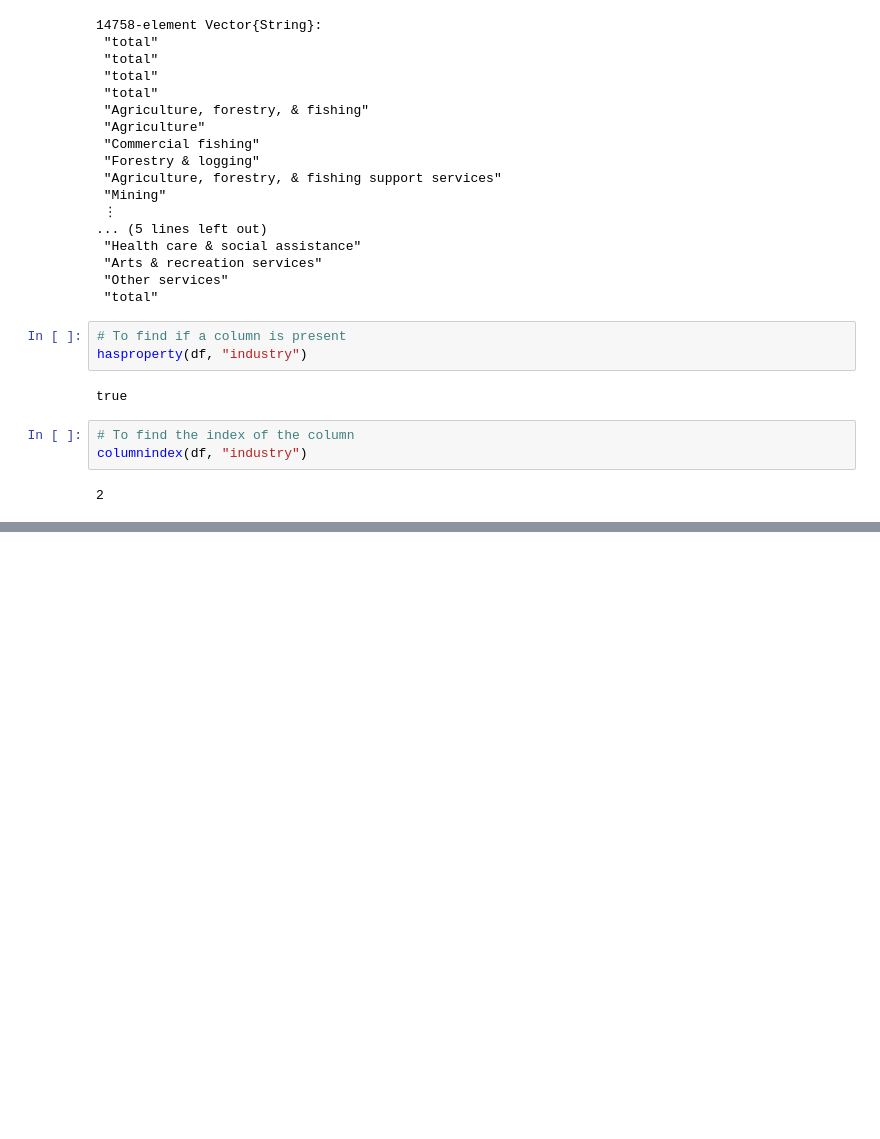
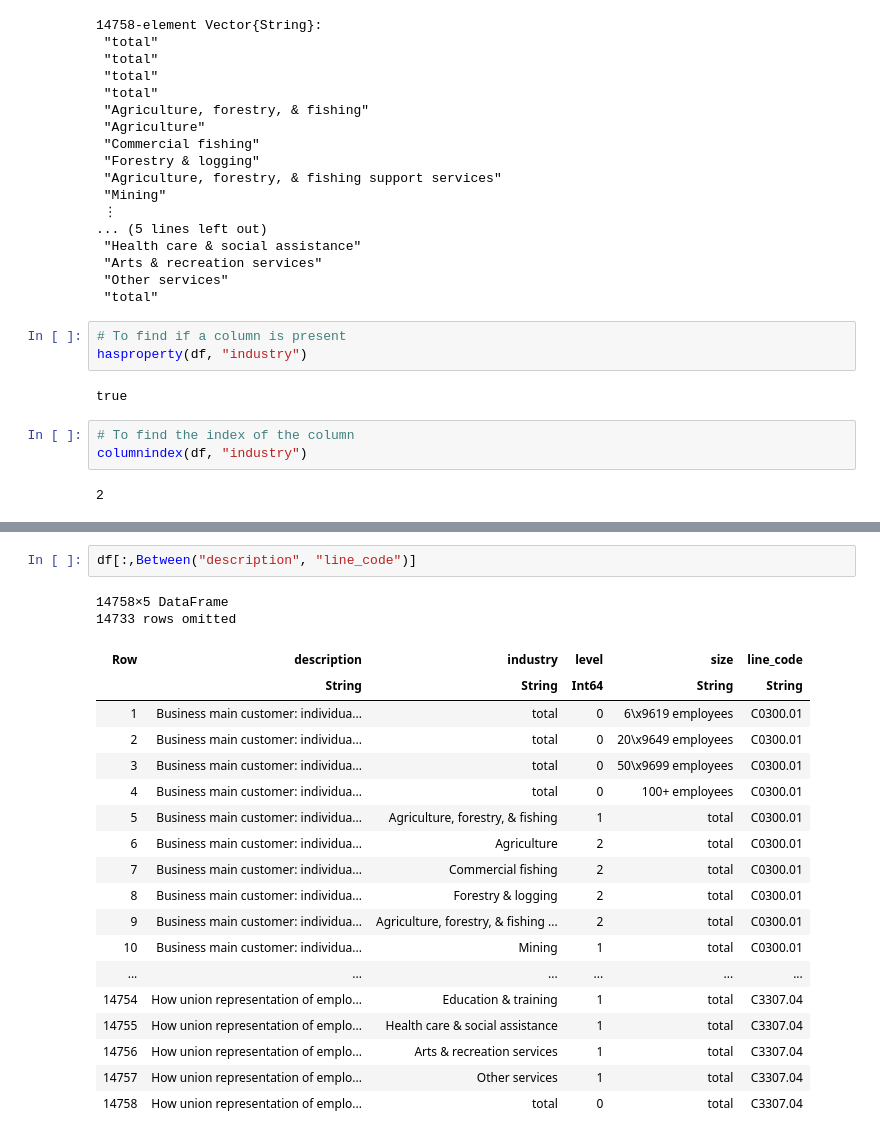
Before and after one commit to chlazaris/Julia_for_DS, a Jupyter notebook: Julia_for_DS.ipynb, the cells around one changed output, grey strips where cells are left out. Drawn from its saved outputs; the diff is of its cells as text; blank space fills up the shorter version.

```diff
--- a/Julia_for_DS.ipynb
+++ b/Julia_for_DS.ipynb
@@ -769,0 +890,23 @@ columnindex(df, "industry")
+# %%
+df[:,Between("description", "line_code")]
+# %% [output]
+14758×5 DataFrame
+14733 rows omitted
+| Row | description | industry | level | size | line_code |
+|  | String | String | Int64 | String | String |
+| 1 | Business main customer: individua... | total | 0 | 6\x9619 employees | C0300.01 |
+| 2 | Business main customer: individua... | total | 0 | 20\x9649 employees | C0300.01 |
+| 3 | Business main customer: individua... | total | 0 | 50\x9699 employees | C0300.01 |
+| 4 | Business main customer: individua... | total | 0 | 100+ employees | C0300.01 |
+| 5 | Business main customer: individua... | Agriculture, forestry, & fishing | 1 | total | C0300.01 |
+| 6 | Business main customer: individua... | Agriculture | 2 | total | C0300.01 |
+| 7 | Business main customer: individua... | Commercial fishing | 2 | total | C0300.01 |
+| 8 | Business main customer: individua... | Forestry & logging | 2 | total | C0300.01 |
+| 9 | Business main customer: individua... | Agriculture, forestry, & fishing ... | 2 | total | C0300.01 |
+| 10 | Business main customer: individua... | Mining | 1 | total | C0300.01 |
+| ... | ... | ... | ... | ... | ... |
+| 14754 | How union representation of emplo... | Education & training | 1 | total | C3307.04 |
+| 14755 | How union representation of emplo... | Health care & social assistance | 1 | total | C3307.04 |
+| 14756 | How union representation of emplo... | Arts & recreation services | 1 | total | C3307.04 |
+| 14757 | How union representation of emplo... | Other services | 1 | total | C3307.04 |
+| 14758 | How union representation of emplo... | total | 0 | total | C3307.04 |
```
Also changed, not shown: parts of 18 cells of this notebook.
